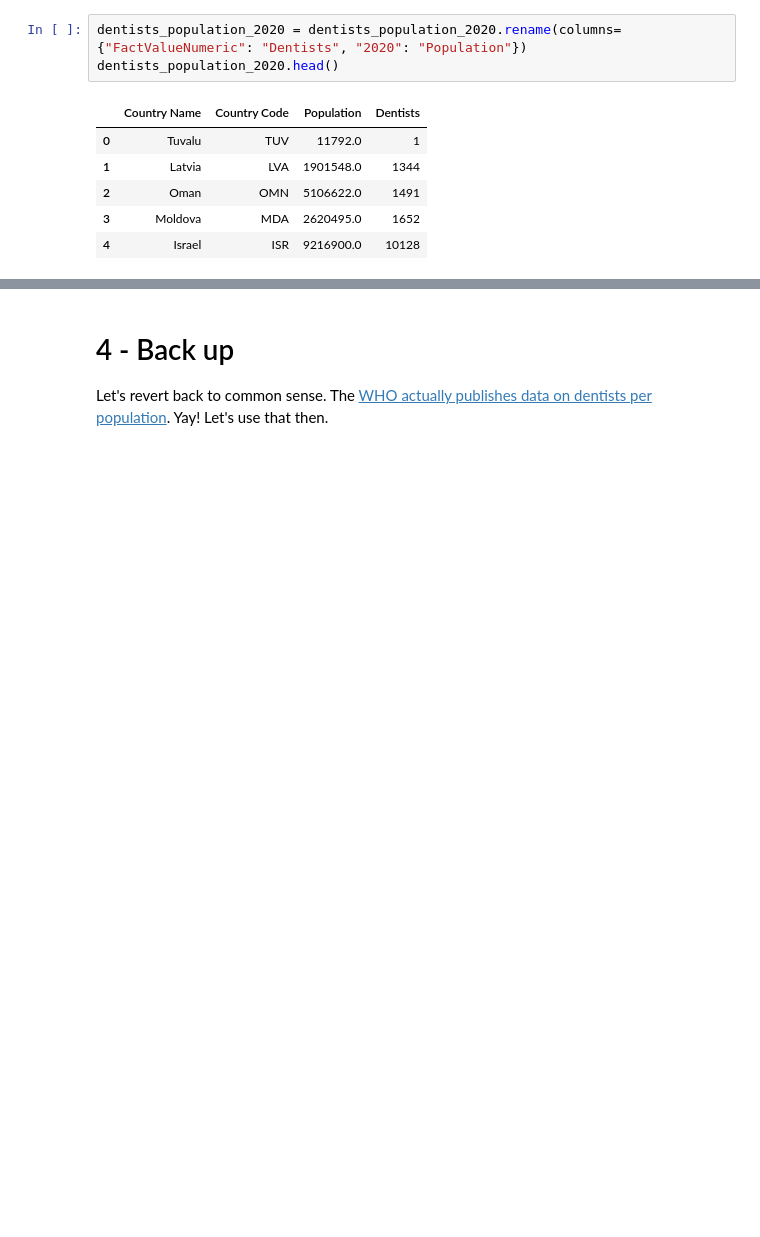
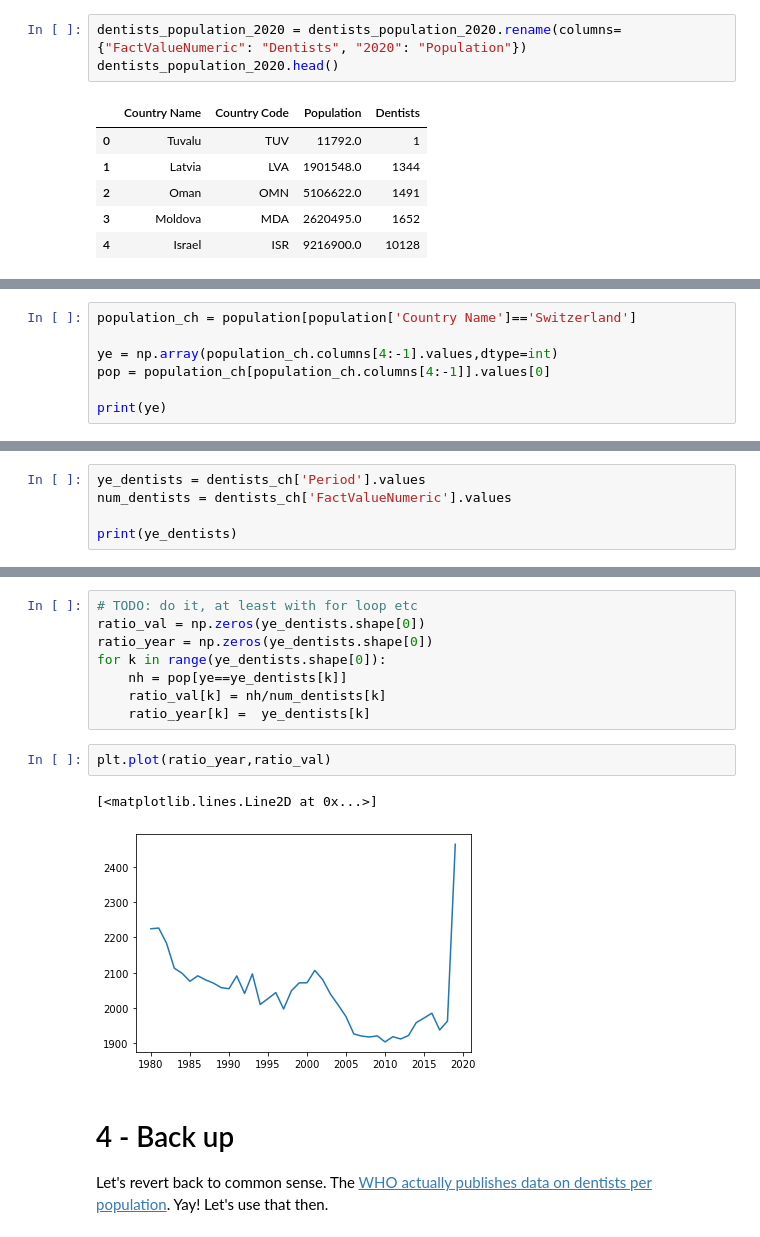
Before and after one commit to swing-research/pids-notebooks, a Jupyter notebook: exercise1/Exercise sheet 1.ipynb, the cells around one changed output, grey strips where cells are left out. Drawn from its saved outputs; the diff is of its cells as text; blank space fills up the shorter version.

```diff
--- a/exercise1/Exercise sheet 1.ipynb
+++ b/exercise1/Exercise sheet 1.ipynb
@@ -384,0 +427,7 @@ Plot also the dentists
+# %%
+population_ch = population[population['Country Name']=='Switzerland']
+
+ye = np.array(population_ch.columns[4:-1].values,dtype=int)
+pop = population_ch[population_ch.columns[4:-1]].values[0]
+
+print(ye)
@@ -384,0 +442,5 @@ Plot also the dentists
+# %%
+ye_dentists = dentists_ch['Period'].values
+num_dentists = dentists_ch['FactValueNumeric'].values
+
+print(ye_dentists)
@@ -385,3 +461,16 @@ Plot also the dentists
+# %%
+# TODO: do it, at least with for loop etc
+ratio_val = np.zeros(ye_dentists.shape[0])
+ratio_year = np.zeros(ye_dentists.shape[0])
+for k in range(ye_dentists.shape[0]):
+    nh = pop[ye==ye_dentists[k]]
+    ratio_val[k] = nh/num_dentists[k]
+    ratio_year[k] =  ye_dentists[k]
+# %%
+plt.plot(ratio_year,ratio_val)
+# %% [output]
+[<matplotlib.lines.Line2D at 0x...>]
+[figure, added]
 # %% [markdown]
 # 4 - Back up
 Let's revert back to common sense. The [WHO actually publishes data on dentists per population](https://www.who.int/data/gho/data/indicators/indicator-details/GHO/dentists-(per-10-000-population)). Yay! Let's use that then.
```
Also changed, not shown: parts of 66 cells of this notebook.
